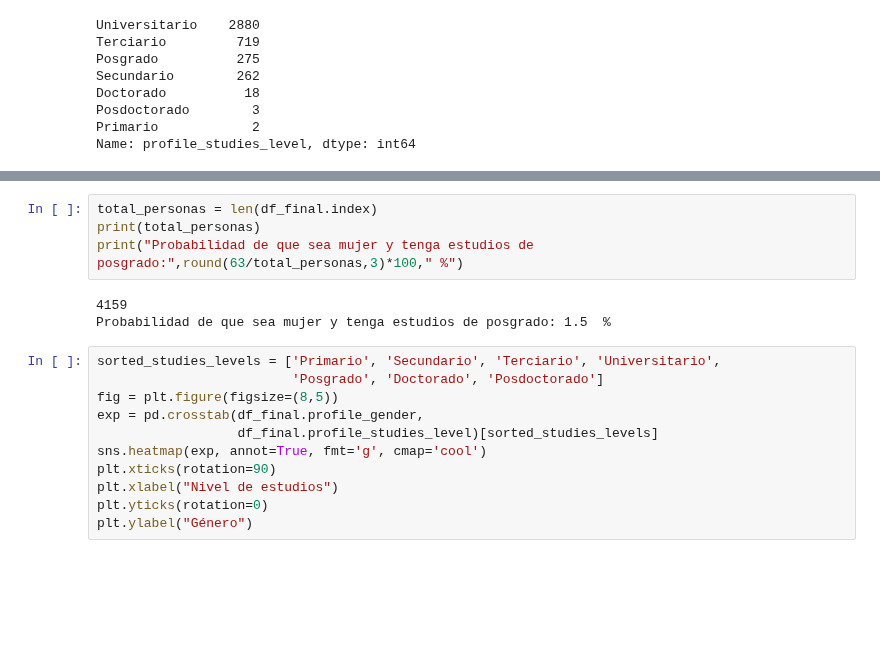
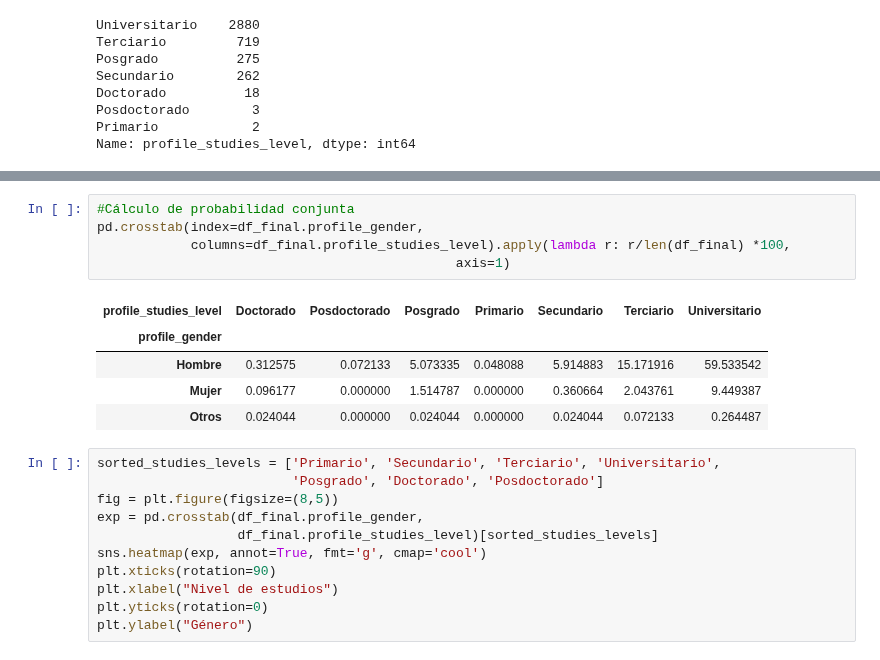
Before and after one commit to pablonicolasr/diplodatos-ayvd-2022-grupo32, a Jupyter notebook: BorradorPráctico1_v3.ipynb, the cells around one changed output, grey strips where cells are left out. Drawn from its saved outputs; the diff is of its cells as text; blank space fills up the shorter version.

```diff
--- a/BorradorPráctico1_v3.ipynb
+++ b/BorradorPráctico1_v3.ipynb
@@ -453,10 +445,14 @@ subtotal                 3582    560     17      4159
-# %%
-total_personas = len(df_final.index)
-print(total_personas)
-print("Probabilidad de que sea mujer y tenga estudios de posgrado:",round(63/total_personas,3)*100," %")
-# %% [output]
-4159
-Probabilidad de que sea mujer y tenga estudios de posgrado: 1.5  %
+# %%
+#Cálculo de probabilidad conjunta
+pd.crosstab(index=df_final.profile_gender,
+            columns=df_final.profile_studies_level).apply(lambda r: r/len(df_final) *100,
+                                              axis=1)
+# %% [output]
+| profile_studies_level | Doctorado | Posdoctorado | Posgrado | Primario | Secundario | Terciario | Universitario |
+| profile_gender |  |  |  |  |  |  |  |
+| Hombre | 0.312575 | 0.072133 | 5.073335 | 0.048088 | 5.914883 | 15.171916 | 59.533542 |
+| Mujer | 0.096177 | 0.000000 | 1.514787 | 0.000000 | 0.360664 | 2.043761 | 9.449387 |
+| Otros | 0.024044 | 0.000000 | 0.024044 | 0.000000 | 0.024044 | 0.072133 | 0.264487 |
 # %%
 sorted_studies_levels = ['Primario', 'Secundario', 'Terciario', 'Universitario',
                          'Posgrado', 'Doctorado', 'Posdoctorado']
```
Also changed, not shown: parts of 15 cells of this notebook.
